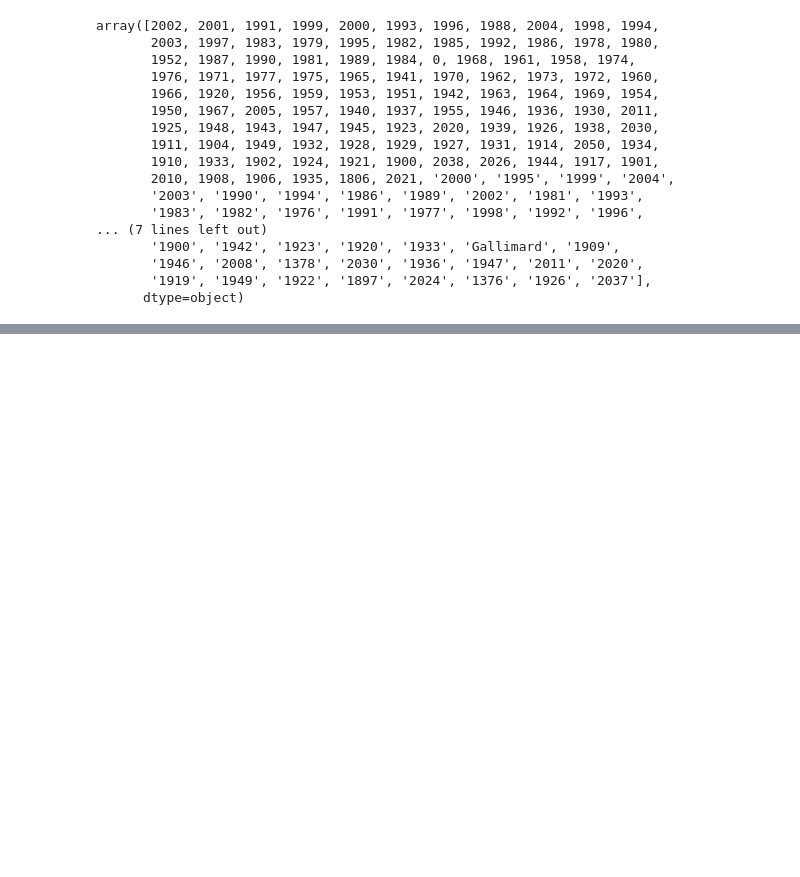
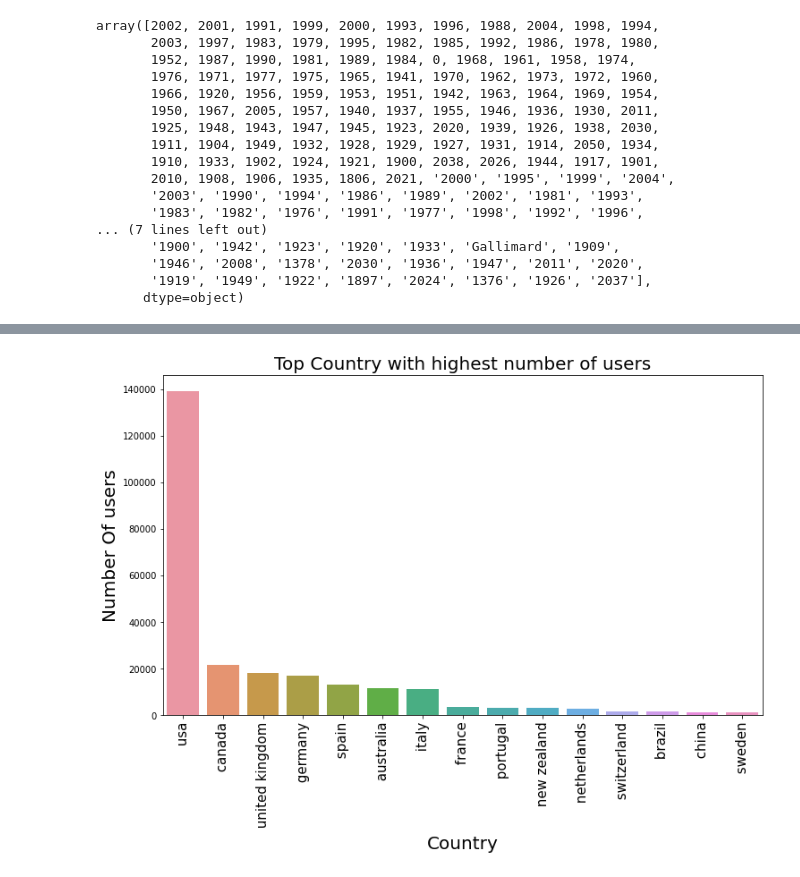
Before and after one commit to mukteshsingh95/Book-Recommendation-System, a Jupyter notebook: Book_Recommendation_System.ipynb, the cells around one changed output, grey strips where cells are left out. Drawn from its saved outputs; the diff is of its cells as text; code cells hidden in the pictures; blank space fills up the shorter version.

```diff
--- a/Book_Recommendation_System.ipynb
+++ b/Book_Recommendation_System.ipynb
@@ -271,0 +316,7 @@ sns.distplot(Book_df['Year-Of-Publication'])
+# %%
+# Creating new column named country
+user_df['Country']=loction_df
+# %%
+# Finding countries with highest number of users
+user_location=user_df[['User-ID']]
+user_location['Country']=loction_df
@@ -271,0 +329,5 @@ sns.distplot(Book_df['Year-Of-Publication'])
+# %%
+top_location=user_location.groupby('Country').agg({'User-ID':'count'}).sort_values(by="User-ID",ascending=False).head(16).reset_index()
+top_location.rename(columns = {'Country':'Country','User-ID':"count"},inplace=True)
+# %%
+top_location=top_location.drop(7)
@@ -271,0 +353,10 @@ sns.distplot(Book_df['Year-Of-Publication'])
+# %%
+# Plotting bar graph for top country with highest number of users
+plt.figure(figsize=(12,7))
+sns.barplot(data=top_location, x="Country", y="count")
+plt.title("Top Country with highest number of users",fontsize=20);
+plt.xticks(rotation=90,fontsize=15)
+plt.xlabel("Country",fontsize=20)
+plt.ylabel("Number Of users",fontsize=20);
+# %% [output]
+[figure, added]
```
Also changed, not shown: parts of 19 cells of this notebook.
